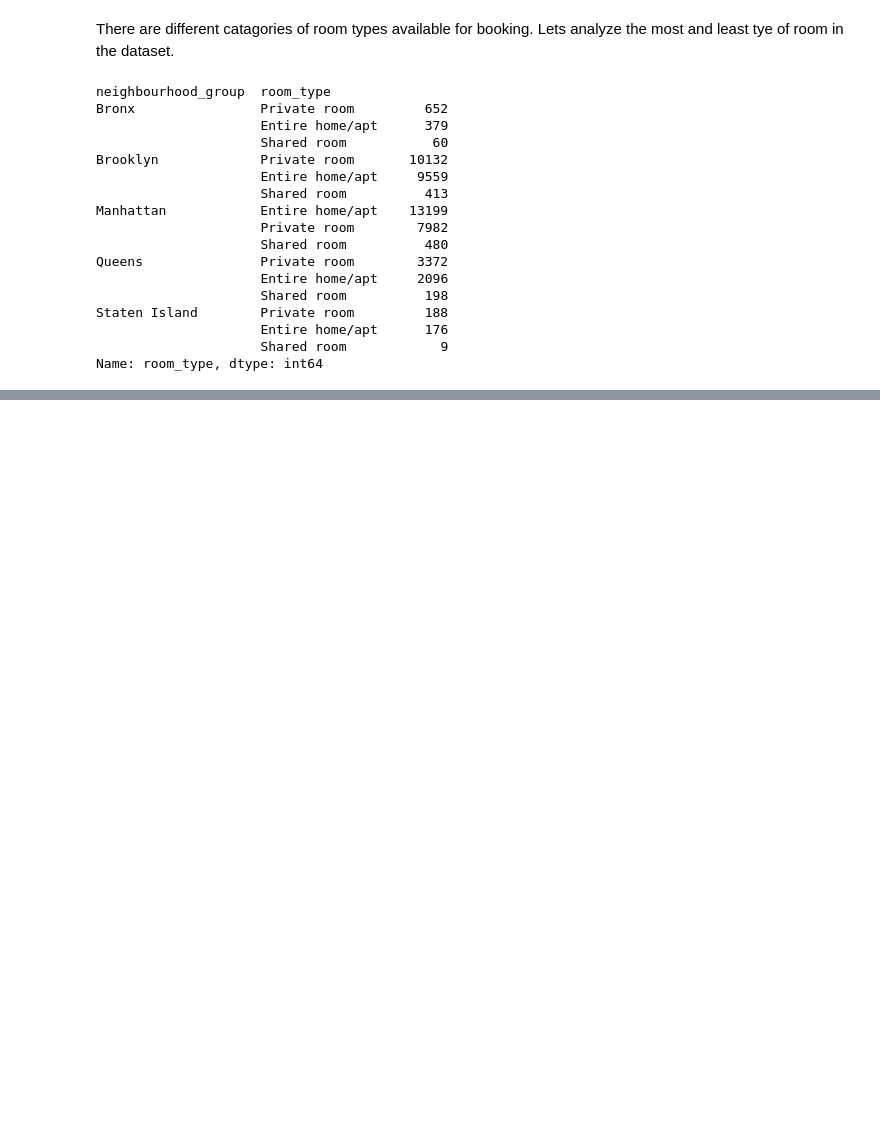
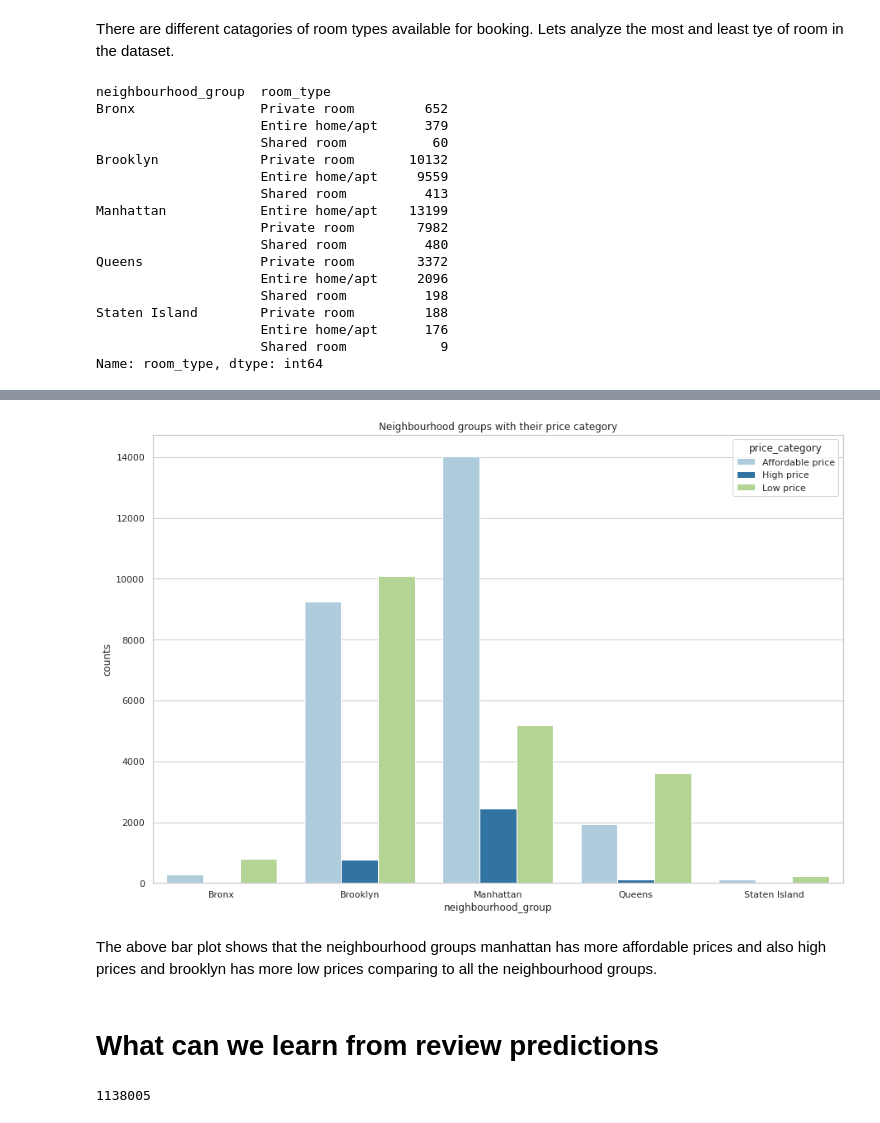
Before and after one commit to Srinadh9121/airbnb_booking_ED_Analysis, a Jupyter notebook: Airbnb_Bookings_Analysis_Capstone_Project.ipynb, the cells around one changed output, grey strips where cells are left out. Cells and saved outputs as stored; diff of their text form; code cells hidden in the pictures; blank space fills up the shorter version.

```diff
--- a/Airbnb_Bookings_Analysis_Capstone_Project.ipynb
+++ b/Airbnb_Bookings_Analysis_Capstone_Project.ipynb
@@ -293,0 +355,4 @@ The countplot shows that most of the customers are intrested in booking Entire h
+# %%
+# Grouping the neighbourhood and price category
+price_category_neighbourhood= airbnb_data.groupby(['neighbourhood_group','price_category'])['id'].count().reset_index(name='counts')
+price_category_neighbourhood
@@ -293,0 +376,19 @@ The countplot shows that most of the customers are intrested in booking Entire h
+# %%
+# Plotting the above data
+plt.figure(figsize=(15,10))
+sns.set(style='whitegrid')
+sns.barplot(data=price_category_neighbourhood, x='neighbourhood_group', hue='price_category', y='counts', palette='Paired')
+plt.title('Neighbourhood groups with their price category')
+plt.show()
+# %% [output]
+[figure, added]
+# %% [markdown]
+The above bar plot shows that the neighbourhood groups manhattan has more affordable prices and also high prices and brooklyn has more low prices comparing to all the neighbourhood groups.
+# %% [markdown]
+# **What can we learn from review predictions**
+# %%
+# lets see tha total number of reviews
+total_no_of_reviews = airbnb_data['number_of_reviews'].sum()
+total_no_of_reviews
+# %% [output]
+1138005
```
Also changed, not shown: parts of 15 cells of this notebook.
